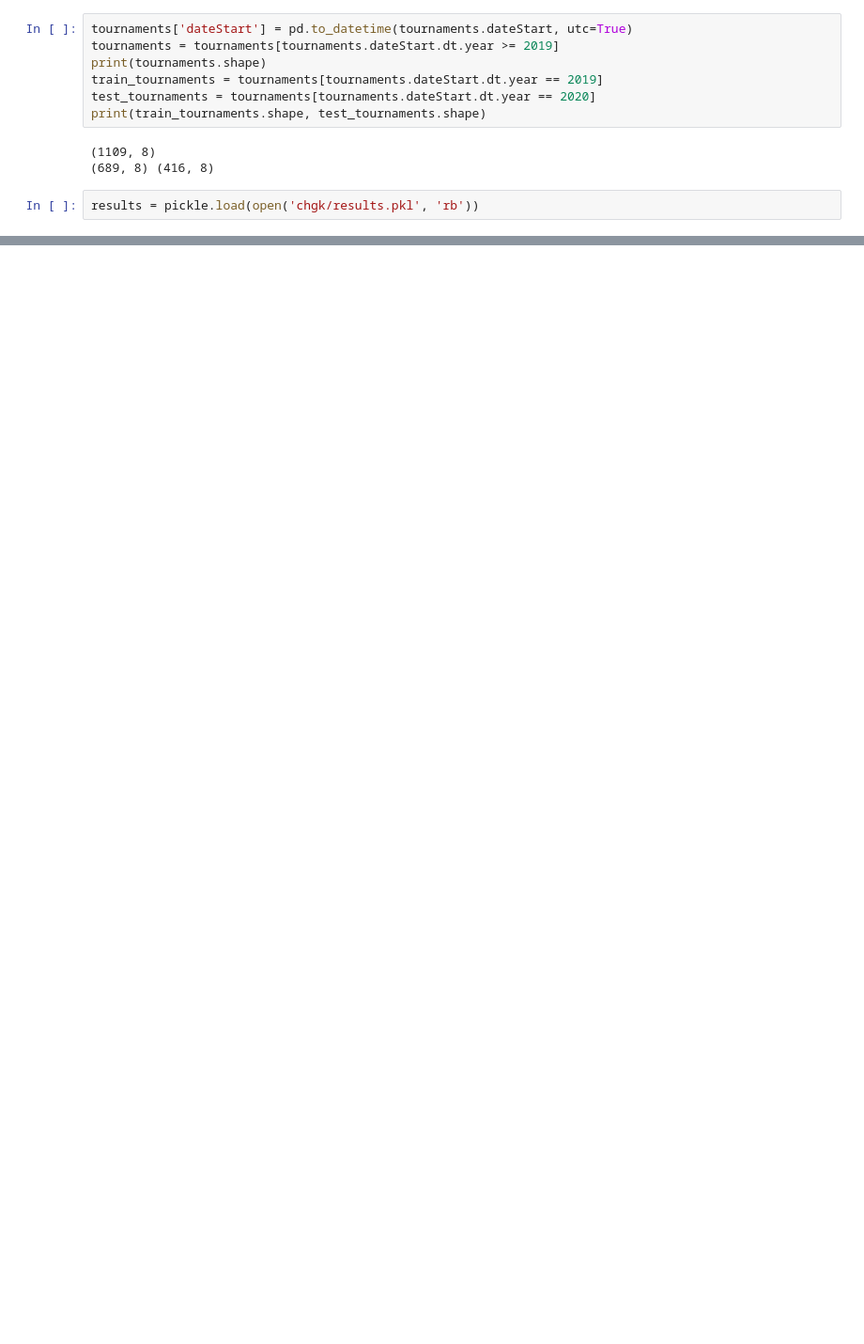
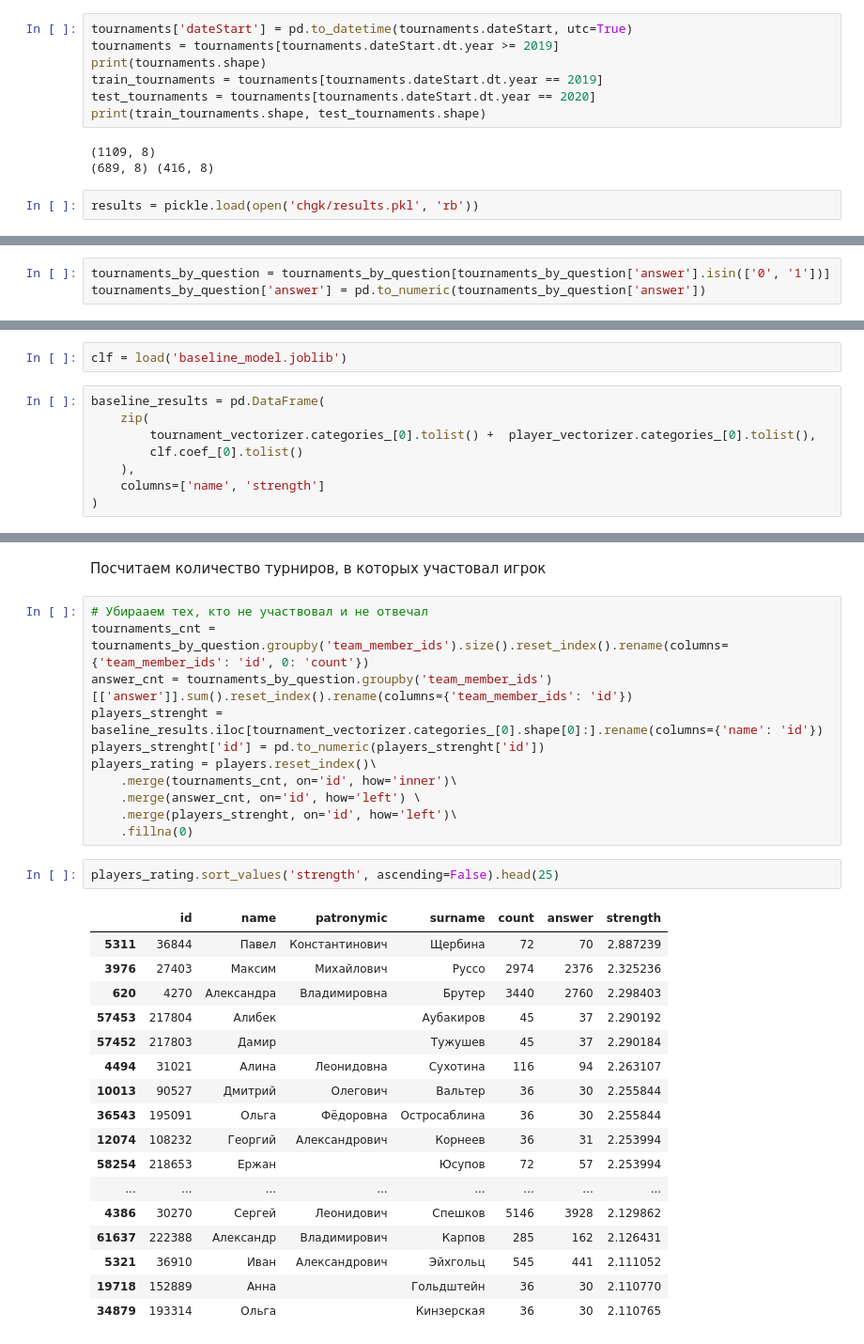
Before and after one commit to made-hw/AML, a Jupyter notebook: Продвинутое машинное обучение.ДЗ 2.ipynb, the cells around one changed output, grey strips where cells are left out. Shown at 94% size. Drawn from its saved outputs; the diff is of its cells as text; blank space fills up the shorter version.

```diff
--- a/Продвинутое машинное обучение.ДЗ 2.ipynb
+++ b/Продвинутое машинное обучение.ДЗ 2.ipynb
@@ -61,0 +172,3 @@ def get_players_in_tournament(tournament_id):
+# %%
+tournaments_by_question = tournaments_by_question[tournaments_by_question['answer'].isin(['0', '1'])]
+tournaments_by_question['answer'] = pd.to_numeric(tournaments_by_question['answer'])
@@ -61,0 +231,10 @@ def get_players_in_tournament(tournament_id):
+# %%
+clf = load('baseline_model.joblib')
+# %%
+baseline_results = pd.DataFrame(
+    zip(
+        tournament_vectorizer.categories_[0].tolist() +  player_vectorizer.categories_[0].tolist(),
+        clf.coef_[0].tolist()
+    ),
+    columns=['name', 'strength']
+)
@@ -61,0 +259,33 @@ def get_players_in_tournament(tournament_id):
+# %% [markdown]
+Посчитаем количество турниров, в которых участовал игрок
+# %%
+# Убирааем тех, кто не участвовал и не отвечал
+tournaments_cnt = tournaments_by_question.groupby('team_member_ids').size().reset_index().rename(columns={'team_member_ids': 'id', 0: 'count'})
+answer_cnt = tournaments_by_question.groupby('team_member_ids')[['answer']].sum().reset_index().rename(columns={'team_member_ids': 'id'})
+players_strenght = baseline_results.iloc[tournament_vectorizer.categories_[0].shape[0]:].rename(columns={'name': 'id'})
+players_strenght['id'] = pd.to_numeric(players_strenght['id'])
+players_rating = players.reset_index()\
+    .merge(tournaments_cnt, on='id', how='inner')\
+    .merge(answer_cnt, on='id', how='left') \
+    .merge(players_strenght, on='id', how='left')\
+    .fillna(0)
+# %%
+players_rating.sort_values('strength', ascending=False).head(25)
+# %% [output]
+|  | id | name | patronymic | surname | count | answer | strength |
+| 5311 | 36844 | Павел | Константинович | Щербина | 72 | 70 | 2.887239 |
+| 3976 | 27403 | Максим | Михайлович | Руссо | 2974 | 2376 | 2.325236 |
+| 620 | 4270 | Александра | Владимировна | Брутер | 3440 | 2760 | 2.298403 |
+| 57453 | 217804 | Алибек |  | Аубакиров | 45 | 37 | 2.290192 |
+| 57452 | 217803 | Дамир |  | Тужушев | 45 | 37 | 2.290184 |
+| 4494 | 31021 | Алина | Леонидовна | Сухотина | 116 | 94 | 2.263107 |
+| 10013 | 90527 | Дмитрий | Олегович | Вальтер | 36 | 30 | 2.255844 |
+| 36543 | 195091 | Ольга | Фёдоровна | Остросаблина | 36 | 30 | 2.255844 |
+| 12074 | 108232 | Георгий | Александрович | Корнеев | 36 | 31 | 2.253994 |
+| 58254 | 218653 | Ержан |  | Юсупов | 72 | 57 | 2.253994 |
+| ... | ... | ... | ... | ... | ... | ... | ... |
+| 4386 | 30270 | Сергей | Леонидович | Спешков | 5146 | 3928 | 2.129862 |
+| 61637 | 222388 | Александр | Владимирович | Карпов | 285 | 162 | 2.126431 |
+| 5321 | 36910 | Иван | Александрович | Эйхгольц | 545 | 441 | 2.111052 |
+| 19718 | 152889 | Анна |  | Гольдштейн | 36 | 30 | 2.110770 |
+| 34879 | 193314 | Ольга |  | Кинзерская | 36 | 30 | 2.110765 |
```
Also changed, not shown: parts of 31 cells of this notebook, 1 other file.
